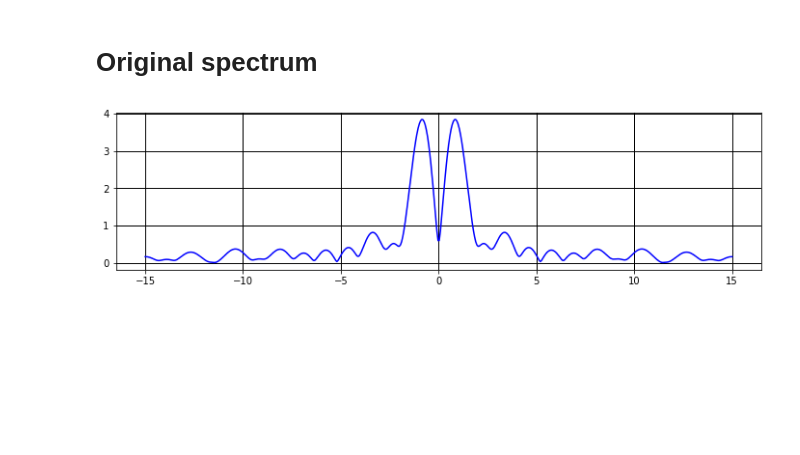
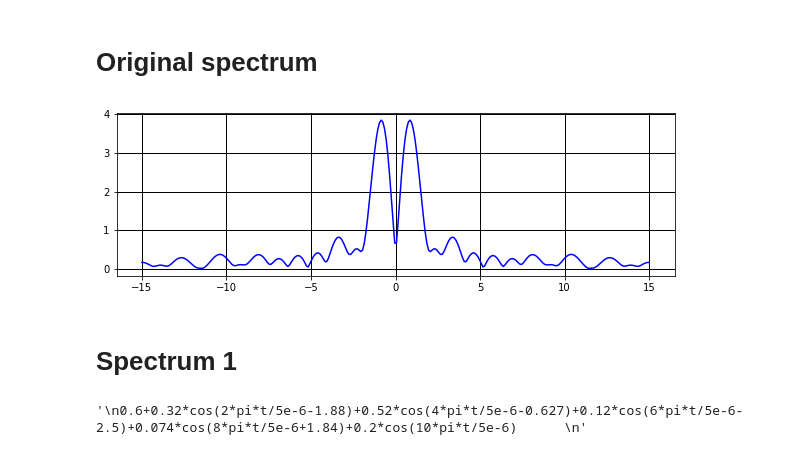
Before and after one commit to Felecort/Python-Rush, a Jupyter notebook: src/Little_Projects/Task_Calculations/Fourier_coeff.ipynb, the cells around one changed output. Saved outputs shown, nothing was run; the diff lists cells and outputs as text; code cells hidden in the pictures; blank space fills up the shorter version.

```diff
--- a/src/Little_Projects/Task_Calculations/Fourier_coeff.ipynb
+++ b/src/Little_Projects/Task_Calculations/Fourier_coeff.ipynb
@@ -122,12 +125,21 @@ def func_spec_1(w):
     return abs(-(1j * (1 - e ** (-1j * (-6 + e) * w))) / w -
             (1j * e ** (-3 * 1j * (-2 + e) * w) * (-1 + e ** (1j * e * w))) / w)
 # %%
-x_2 = linspace(-15, 15, num=500)
-y_2 = [func_spec_1(t) for t in x_2]
+x = linspace(-15, 15, num=300)
+y = [func_spec_1(t) for t in x]
 
-plt.figure(figsize=(12, 3))
-plt.plot(x_2, y_2, "b-")
+plt.figure(figsize=(10, 3))
+plt.plot(x, y, "b-")
 plt.grid(color='black', linestyle='-', linewidth=1)
+plt.savefig('spectrum.png', dpi = 1000)
 plt.show()
 # %% [output]
-[figure, old version]
+[figure, new version]
+# %% [markdown]
+# Spectrum 1
+# %%
+"""
+0.6+0.32*cos(2*pi*t/5e-6-1.88)+0.52*cos(4*pi*t/5e-6-0.627)+0.12*cos(6*pi*t/5e-6-2.5)+0.074*cos(8*pi*t/5e-6+1.84)+0.2*cos(10*pi*t/5e-6)
+"""
+# %% [output]
+'\n0.6+0.32*cos(2*pi*t/5e-6-1.88)+0.52*cos(4*pi*t/5e-6-0.627)+0.12*cos(6*pi*t/5e-6-2.5)+0.074*cos(8*pi*t/5e-6+1.84)+0.2*cos(10*pi*t/5e-6)      \n'
```
Also changed, not shown: parts of 6 cells of this notebook.
